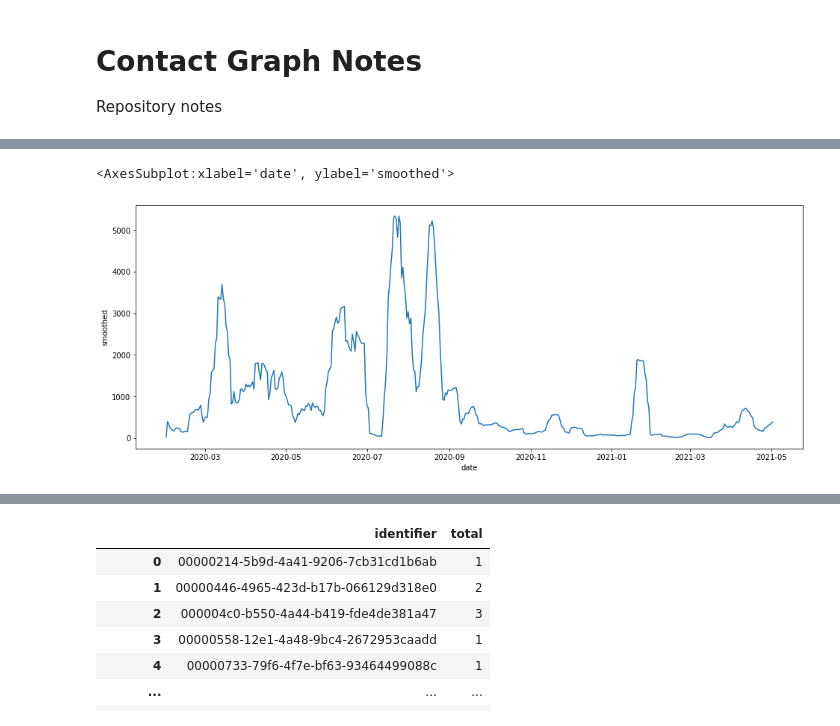
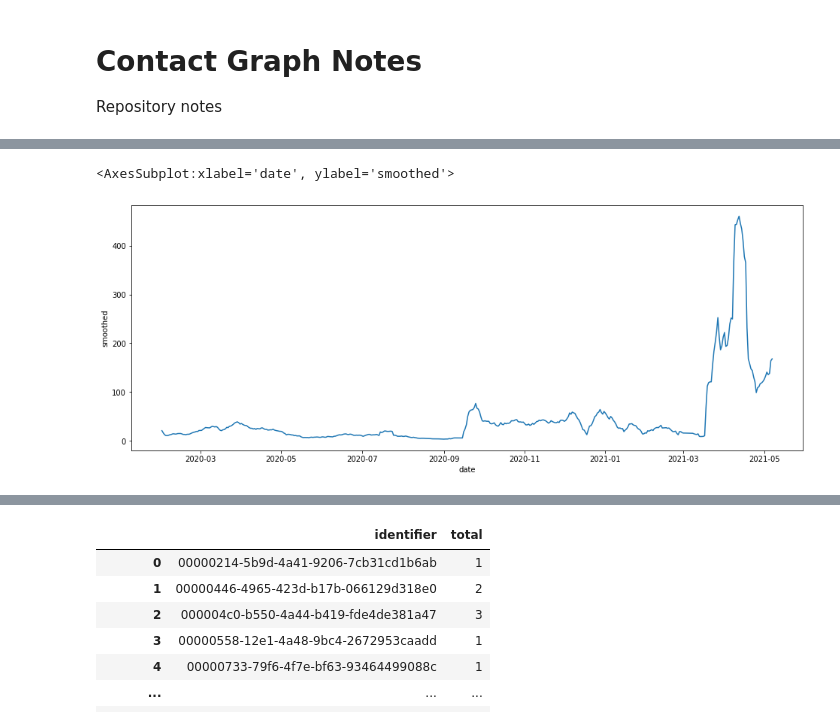
Before and after one commit to minigonche/covid_contact_graphs, a Jupyter notebook: Notes.ipynb, the cells around one changed output, grey strips where cells are left out. Saved outputs shown, nothing was run; the diff lists cells and outputs as text; code cells hidden in the pictures.

```diff
--- a/Notes.ipynb
+++ b/Notes.ipynb
@@ -88,25 +81,24 @@ def smooth_curve(ser, days):
 
     return(resp)
 # %%
-
-
-min_accuracy = 4
-min_distance = 4
+min_accuracy = 5
+min_distance = 5
 min_time = 2
+smooth = 10
 
 df_plot = df_contacts[(df_contacts.accuracy < min_accuracy)
                       & (df_contacts.distance < min_distance)
                       & (df_contacts.time_difference <= min_time)]
 
 df_plot = df_plot[['date', 'total']].groupby('date').sum().reset_index()
 
-df_plot['smoothed'] = smooth_curve(df_plot.total, 10)
+df_plot['smoothed'] = smooth_curve(df_plot.total, smooth)
 
 plt.figure(figsize=(16, 6))
 sns.lineplot(data = df_plot, x = 'date', y = 'smoothed')
 # %% [output]
 <AxesSubplot:xlabel='date', ylabel='smoothed'>
-[figure, old version]
+[figure, new version]
 # %%
 # Explore contacts
 
```
Also changed, not shown: parts of 6 cells of this notebook.
